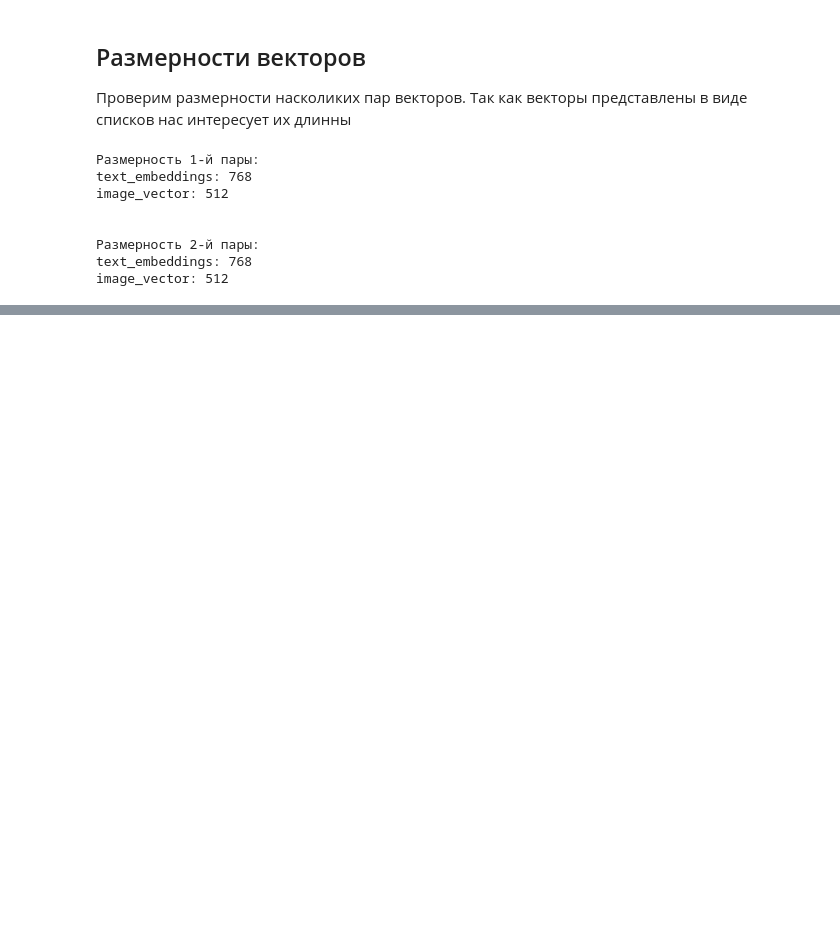
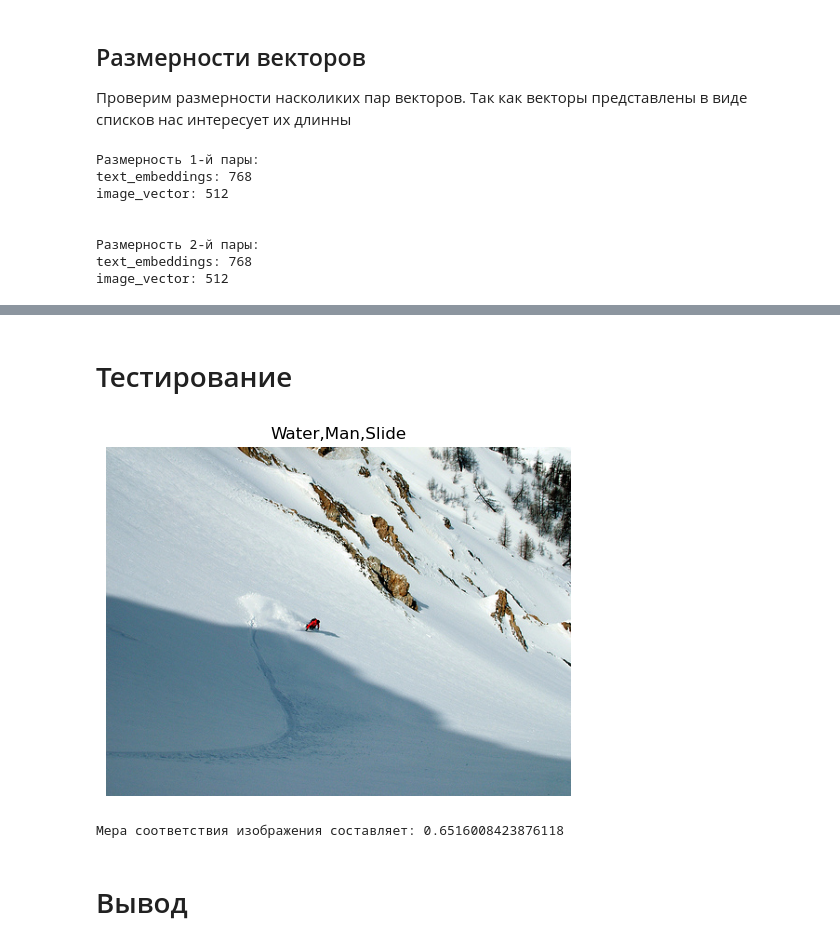
Before and after one commit to SmesharikGPT/Photo_description, a Jupyter notebook: With_Sense_photo_description.ipynb, the cells around one changed output, grey strips where cells are left out. Saved outputs shown, nothing was run; the diff lists cells and outputs as text; code cells hidden in the pictures; blank space fills up the shorter version.

```diff
--- a/With_Sense_photo_description.ipynb
+++ b/With_Sense_photo_description.ipynb
@@ -1390,0 +1099,13 @@ display_image_with_caption('One person snowboarding while others look on ')
+# %%
+# список тестовых изображений
+test_df = pd.read_csv(os.path.join(BASE_PATH, 'test_queries.csv'), sep='|', index_col='Unnamed: 0')
+test_images_list = test_df['image'].unique()
+# создание векторов
+test_vektors = []
+for image_name in notebook.tqdm(test_images_list):
+    image = Image.open(os.path.join(TEST_IMAGES, image_name)).convert('RGB')
+    image = preprocess(image)
+    image = Variable(image.unsqueeze(0)).to(device)
+
+    vektor = resnet(image).cpu().flatten().numpy() # преобразование в одномерный массив
+    test_vektors.append(vektor)
@@ -1390,0 +1121,3 @@ display_image_with_caption('One person snowboarding while others look on ')
+# %%
+def cos_sim(a, b):
+    return dot(a, b)/(norm(a)*norm(b))
@@ -1390,0 +1172,9 @@ display_image_with_caption('One person snowboarding while others look on ')
+# %% [markdown]
+# Тестирование
+# %%
+display_image_with_caption('Water,Man,Slide')
+# %% [output]
+[figure, added]
+Мера соответствия изображения составляет: 0.6516008423876118
+# %% [markdown]
+# Вывод
```
Also changed, not shown: parts of 98 cells of this notebook, 1 other file.
